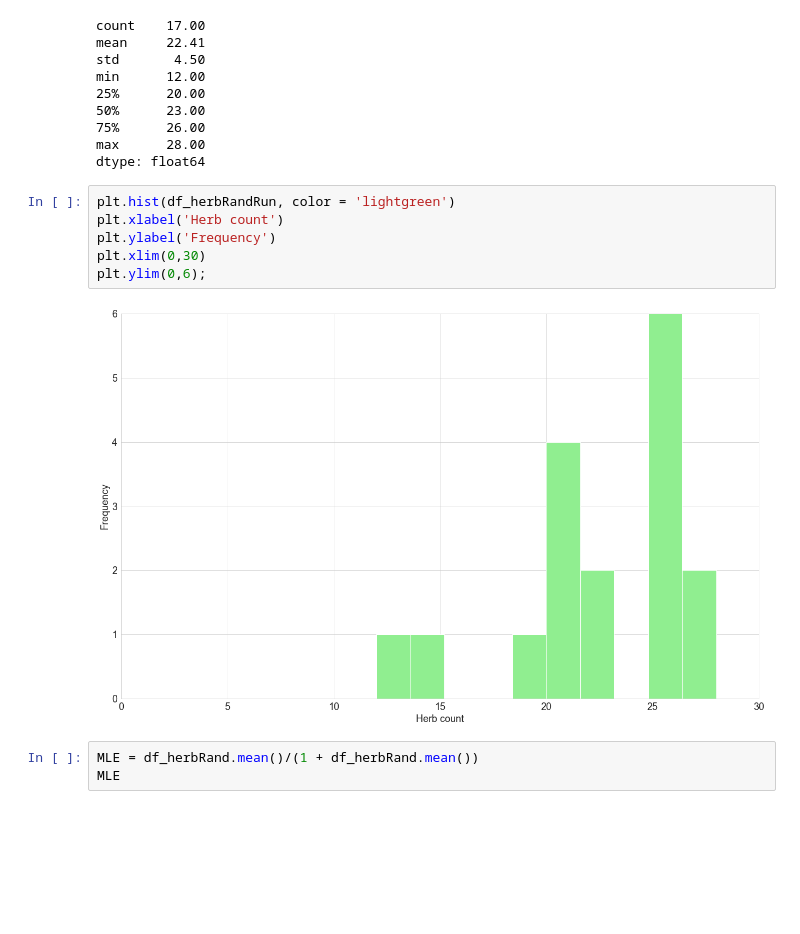
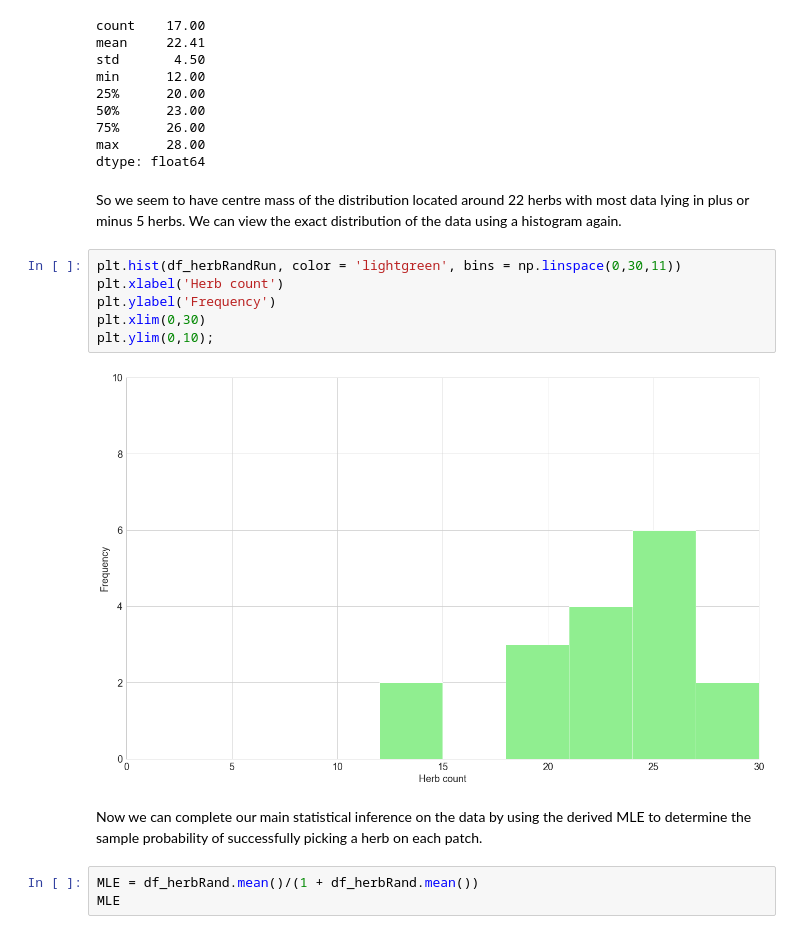
Before and after one commit to HStuklis/my-projects, a Jupyter notebook: Herb-Runs/04-Herb-Runs.ipynb, the cells around one changed output. Saved outputs shown, nothing was run; the diff lists cells and outputs as text; blank space fills up the shorter version.

```diff
--- a/Herb-Runs/04-Herb-Runs.ipynb
+++ b/Herb-Runs/04-Herb-Runs.ipynb
@@ -155,14 +164,18 @@ min      12.00
 75%      26.00
 max      28.00
 dtype: float64
+# %% [markdown]
+So we seem to have centre mass of the distribution located around 22 herbs with most data lying in plus or minus 5 herbs. We can view the exact distribution of the data using a histogram again.
 # %%
-plt.hist(df_herbRandRun, color = 'lightgreen')
+plt.hist(df_herbRandRun, color = 'lightgreen', bins = np.linspace(0,30,11))
 plt.xlabel('Herb count')
 plt.ylabel('Frequency')
 plt.xlim(0,30)
-plt.ylim(0,6);
+plt.ylim(0,10);
 # %% [output]
-[figure, old version]
+[figure, new version]
+# %% [markdown]
+Now we can complete our main statistical inference on the data by using the derived MLE to determine the sample probability of successfully picking a herb on each patch.
 # %%
 MLE = df_herbRand.mean()/(1 + df_herbRand.mean())
 MLE
```
Also changed, not shown: parts of 9 cells of this notebook.
